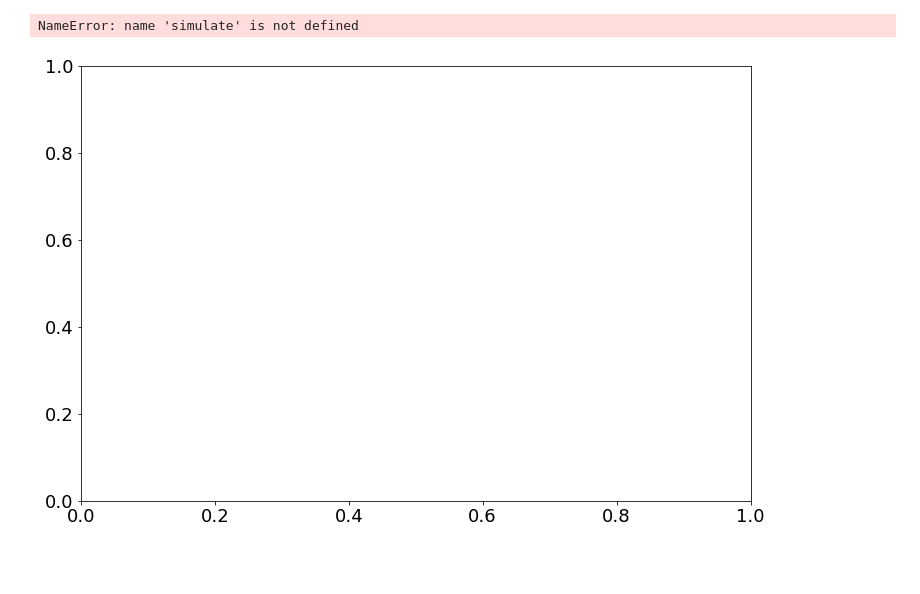
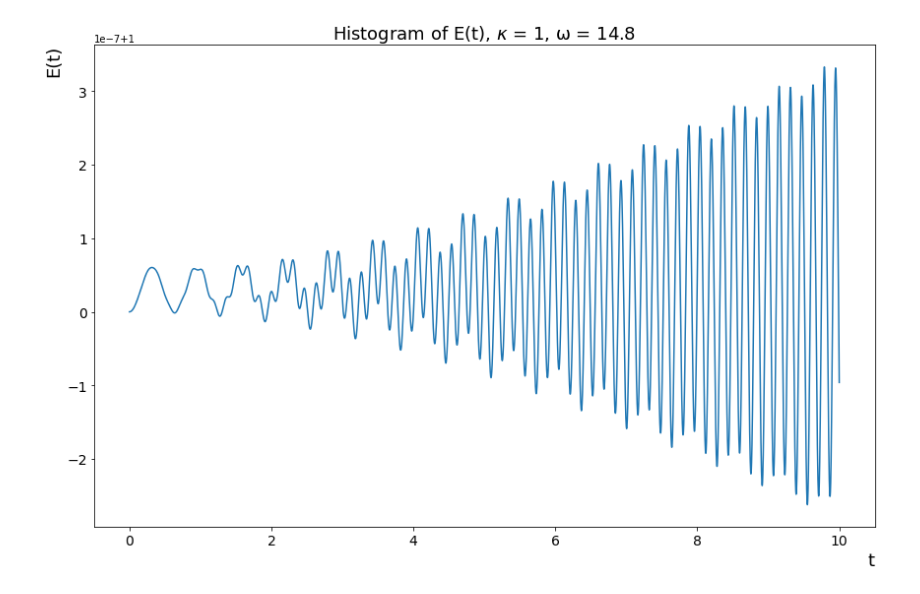
Before and after one commit to julnow/KMS, a Jupyter notebook: 3/kms3.ipynb, the cells around one changed output. Drawn from its saved outputs; the diff is of its cells as text; code cells hidden in the pictures; blank space fills up the shorter version.

```diff
--- a/3/kms3.ipynb
+++ b/3/kms3.ipynb
@@ -54,10 +58,16 @@ def simulation(ψ_r, ψ_i):
     return ψ_r, ψ_i, H_r, H_i
 # %%
+E = []
+T = []
 '''simulation'''
 for i in range(t):
-    ψ_r, ψ_i, H_r, H_i = simulation(ψ_r, ψ_i)
+    τ = dt * i
+    ψ_r, ψ_i, H_r, H_i = simulation(ψ_r, ψ_i, τ)
     # print(ψ_r)
-    if i%1000 == 0 : #reszta z dzielenia 0, !0 = 1
+    if i%1 == 0 : #reszta z dzielenia 0, !0 = 1
         # print(ψ_i)
-        print('norma: {:.2f}'.format( dx*np.sum(ψ_r**2 + ψ_i**2)))
-        print('energia: {:.2f}'.format( dx*np.sum(ψ_r*H_r + ψ_i*H_i)))
+        ϵ = dx*np.sum(ψ_r**2 + ψ_i**2)
+        E.append(ϵ)
+        T.append(τ)
+        # print('norma: {:.2f}'.format(ϵ))
+        # print('energia: {:.2f}'.format( dx*np.sum(ψ_r*H_r + ψ_i*H_i)))
@@ -82,17 +74,23 @@ energia: 4.93
 # %%
-#tu z palca duzo razy odpalic i dziala
-plt.rcParams.update({'font.size': 18})
-fig, ax = plt.subplots(figsize=(12, 8))
-psi = simulate(psi)
-ax.plot(x, psis[200], lw=2, label=r'$|\psi (x)|^2 $')
-ax.plot(x, v/100, label=r'$V(x) / 100$')
-ax.legend(fontsize=14)
-ax.set_xlabel('x')
-ax.set_ylabel('V')
-fig.tight_layout()
-title = 'Po zderzeniu z barierą'
-plt.title(title)
-plt.savefig(title+'.pdf')
+# if not os.path.exists(directory+'wykresy'):
+    # os.makedirs(directory+'/wykresy')
+def histogram(var, time, name, info, ticks = 0):
+    fig, ax = plt.subplots(figsize=(12,8))
+    plt.title(r'Histogram of ' + name + ', '+ info, fontsize=18)
+    plt.xlabel('t', fontsize=18, loc='right')
+    plt.ylabel(name, fontsize=18, loc='top')
+    if (ticks == 1):
+        plt.yticks(np.arange(min(var), max(var)+1, step=.01))
+        ax.get_yaxis().get_major_formatter().set_scientific(False)
+        ax.get_yaxis().get_major_formatter().set_useOffset(False)
+    #plt.yscale('log')
+    plt.plot(time, var)
+    ax.tick_params(axis='both', which='major', labelsize=14)
+    # plt.yticks(np.arange(min(var), max(var), step=0.01))
+    fig.tight_layout()
+    # plt.savefig(directory+'/wykresy/' + name + '_' + info + '.png')
+    plt.show()
+info = '$κ$ = ' + str(κ) + ', ω = ' + str(round(ω, 2))
+histogram(E, T, 'Ε(t)', info, 0)
 # %% [output]
-NameError: name 'simulate' is not defined
-[figure, old version]
+[figure, new version]
```
Also changed, not shown: parts of 3 cells of this notebook.
